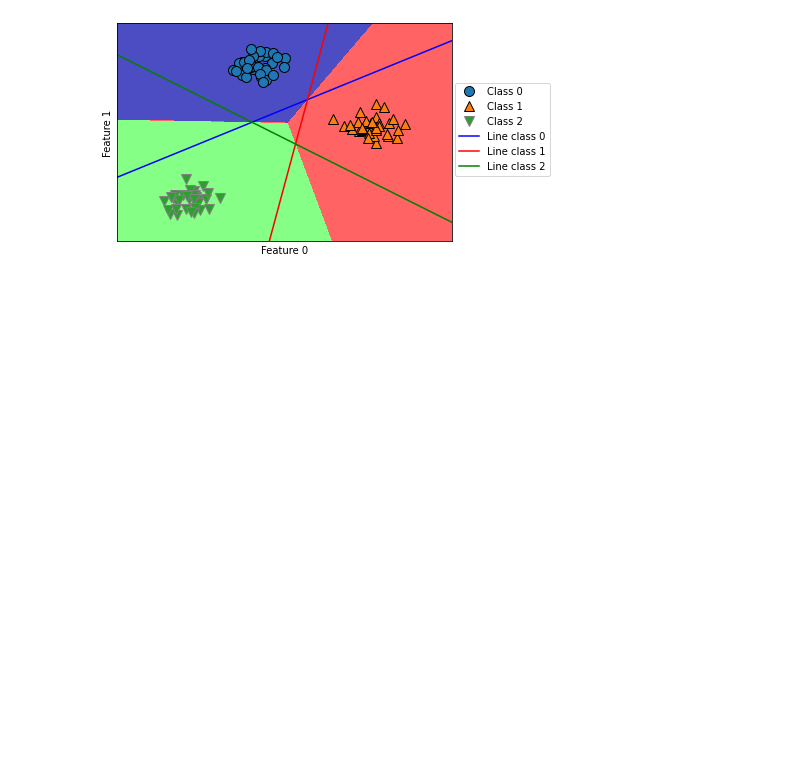
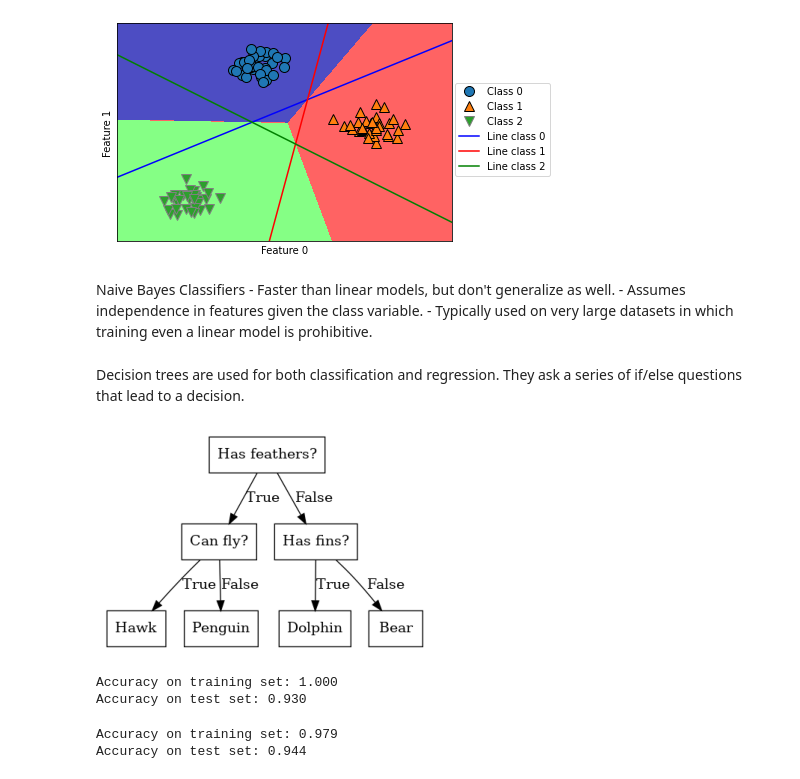
Before and after one commit to scottzig/ml-python-muller-guido, a Jupyter notebook: chapter_2.ipynb, the cells around one changed output. Cells and saved outputs as stored; diff of their text form; code cells hidden in the pictures; blank space fills up the shorter version.

Commit message:
Practiced with decision trees, added a "figures" directory and saved a .dot file to it.

```diff
--- a/chapter_2.ipynb
+++ b/chapter_2.ipynb
@@ -515,3 +515,48 @@ plt.xlabel("Feature 0")
 plt.ylabel("Feature 1");
 # %% [output]
 [figure]
+# %% [markdown]
+Naive Bayes Classifiers
+    - Faster than linear models, but don't generalize as well.
+    - Assumes independence in features given the class variable.
+    - Typically used on very large datasets in which training even a linear model is prohibitive.
+# %% [markdown]
+Decision trees are used for both classification and regression. They ask a series of if/else questions that lead to a decision.
+# %%
+# Plot the example decision tree from the book
+mglearn.plots.plot_animal_tree()
+# %% [output]
+[figure, added]
+# %%
+# Learning a decision tree means learning the optimal sequence of if/else questions that get us to the true answer.
+
+# Decision trees (classifiers and regressors) in scikit-learn are in the DecisionTreeClassifier and DecisionTreeRegressor classes. These implement only pre-pruning, not post-pruning.
+
+# Look at pre-pruning in the Breast Cancer dataset
+
+from sklearn.tree import DecisionTreeClassifier
+
+cancer = load_breast_cancer()
+X_train, X_test, y_train, y_test = train_test_split(cancer.data, cancer.target, stratify=cancer.target, random_state=31)
+tree = DecisionTreeClassifier(random_state=0)
+tree.fit(X_train, y_train)
+
+# Show accuracy:
+print("Accuracy on training set: {:.3f}".format(tree.score(X_train, y_train)))
+print("Accuracy on test set: {:.3f}".format(tree.score(X_test, y_test)))
+
+# The score on the training set here is perfect because the default setting is to have pure leaves.
+# %% [output]
+Accuracy on training set: 1.000
+Accuracy on test set: 0.930
+# %%
+# Pre-prune the decision tree to only have a depth of 4
+tree = DecisionTreeClassifier(max_depth=4, random_state=0)
+tree.fit(X_train, y_train)
+
+# Show accuracy:
+print("Accuracy on training set: {:.3f}".format(tree.score(X_train, y_train)))
+print("Accuracy on test set: {:.3f}".format(tree.score(X_test, y_test)))
+# %% [output]
+Accuracy on training set: 0.979
+Accuracy on test set: 0.944
```
Also changed, not shown: parts of 7 cells of this notebook, 1 other file.
